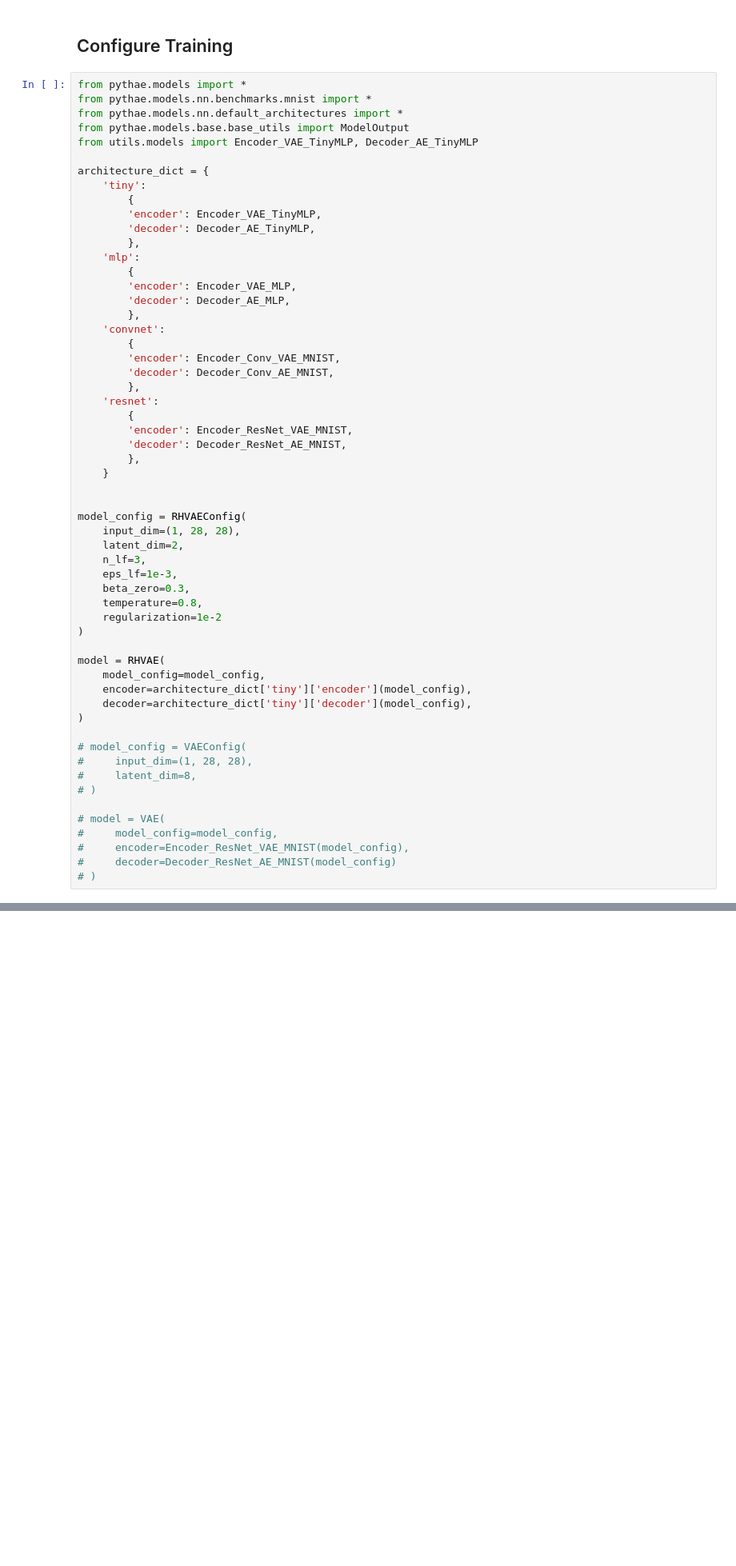
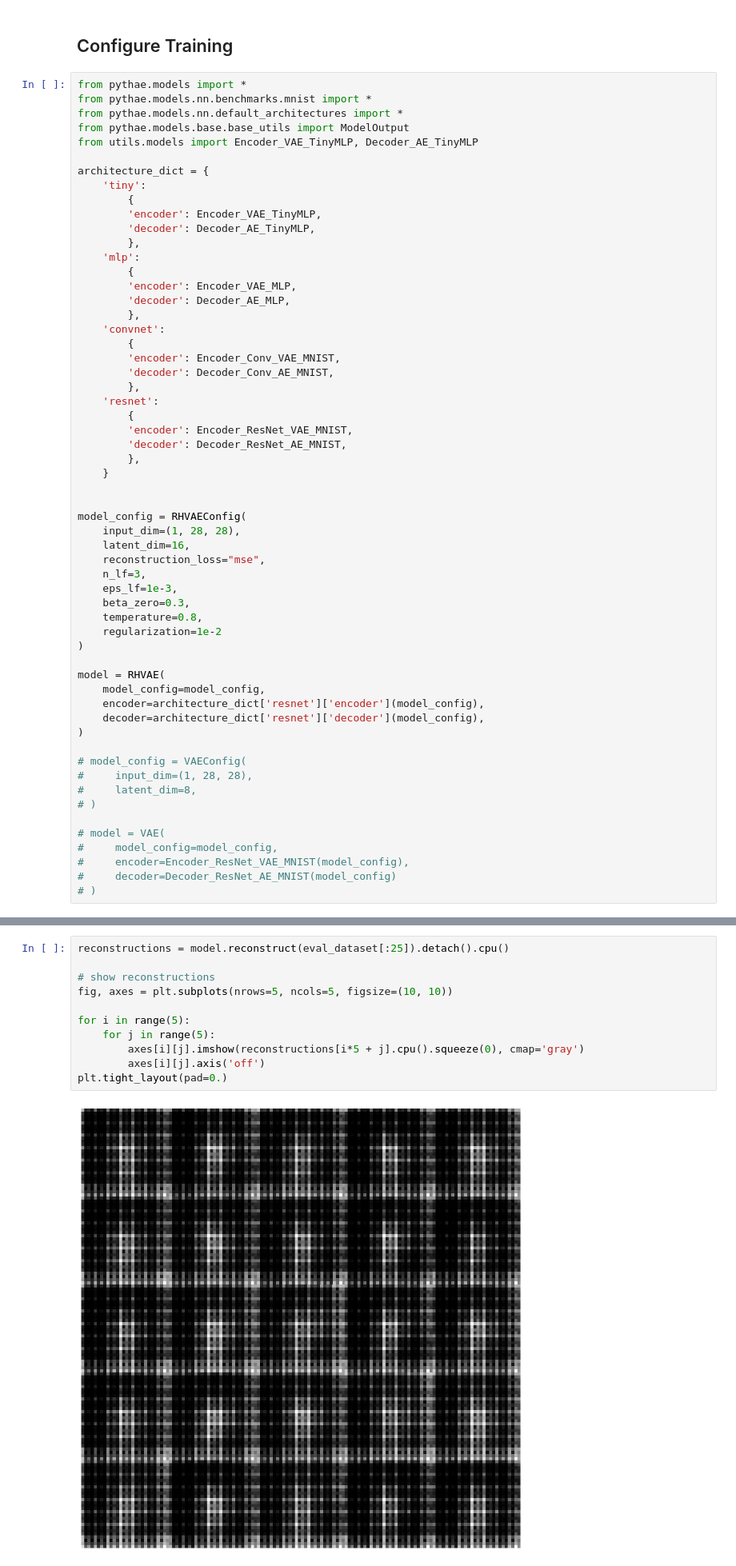
Before and after one commit to dmandache/ModelDegeneration, a Jupyter notebook: test_pythae.ipynb, the cells around one changed output, grey strips where cells are left out. Shown at 80% size. Saved outputs shown, nothing was run; the diff lists cells and outputs as text; blank space fills up the shorter version.

```diff
--- a/test_pythae.ipynb
+++ b/test_pythae.ipynb
@@ -95,7 +99,8 @@ architecture_dict = {
 
 model_config = RHVAEConfig(
     input_dim=(1, 28, 28),
-    latent_dim=2,
+    latent_dim=16,
+    reconstruction_loss="mse",
     n_lf=3,
     eps_lf=1e-3,
     beta_zero=0.3,
@@ -105,8 +110,8 @@ model_config = RHVAEConfig(
 
 model = RHVAE(
     model_config=model_config,
-    encoder=architecture_dict['tiny']['encoder'](model_config),
-    decoder=architecture_dict['tiny']['decoder'](model_config),
+    encoder=architecture_dict['resnet']['encoder'](model_config),
+    decoder=architecture_dict['resnet']['decoder'](model_config),
 )
 
 # model_config = VAEConfig(
@@ -296,0 +298,13 @@ Eval loss: 41.7467
+# %%
+reconstructions = model.reconstruct(eval_dataset[:25]).detach().cpu()
+
+# show reconstructions
+fig, axes = plt.subplots(nrows=5, ncols=5, figsize=(10, 10))
+
+for i in range(5):
+    for j in range(5):
+        axes[i][j].imshow(reconstructions[i*5 + j].cpu().squeeze(0), cmap='gray')
+        axes[i][j].axis('off')
+plt.tight_layout(pad=0.)
+# %% [output]
+[figure, added]
```
Also changed, not shown: parts of 16 cells of this notebook, 2 other files.
